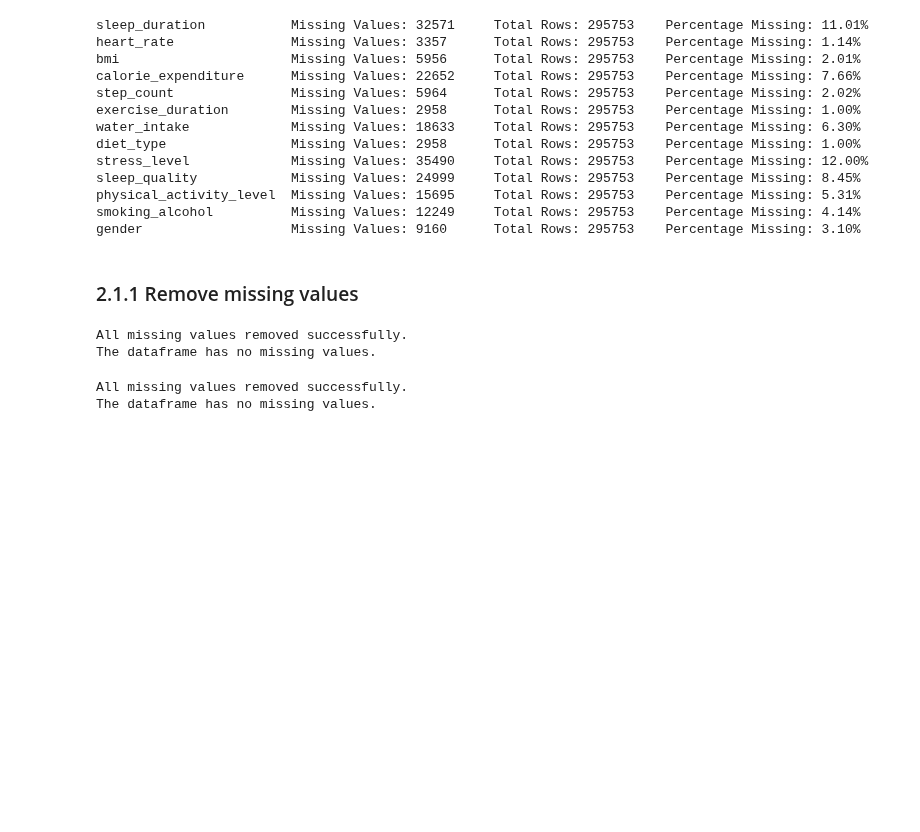
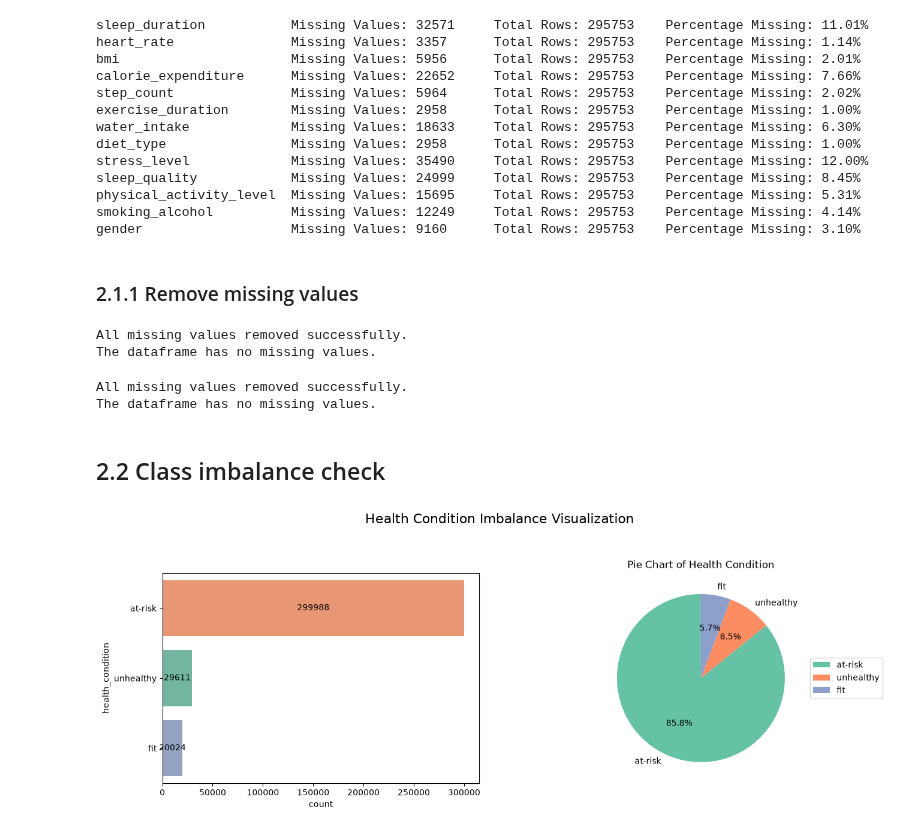
Before and after one commit to David-Langat/Kaggle, a Jupyter notebook: playground_series/predictining_student_health_risk/predicting_student_health_risk.ipynb, the cells around one changed output. Drawn from its saved outputs; the diff is of its cells as text; code cells hidden in the pictures; blank space fills up the shorter version.

Commit message:
feat: Added plots for class imbalance
A bar chart and pie chart to display the distribution of the health_condition label.

```diff
--- a/playground_series/predictining_student_health_risk/predicting_student_health_risk.ipynb
+++ b/playground_series/predictining_student_health_risk/predicting_student_health_risk.ipynb
@@ -150,3 +150,5 @@ cleaned_test_df = remove_missing_values(test_df)
 # %% [output]
 All missing values removed successfully.
 The dataframe has no missing values.
+# %% [markdown]
+## 2.2 Class imbalance check
@@ -152,0 +225,4 @@ The dataframe has no missing values.
+# %%
+check_class_imbalance(cleaned_train_df)
+# %% [output]
+[figure, added]
```
Also changed, not shown: parts of 1 cell of this notebook.
